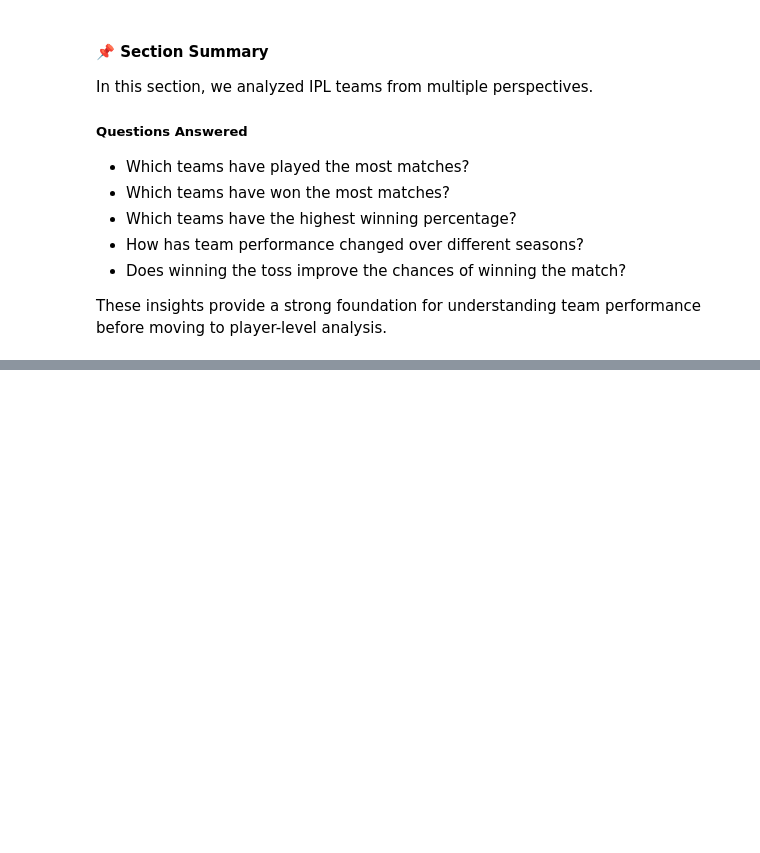
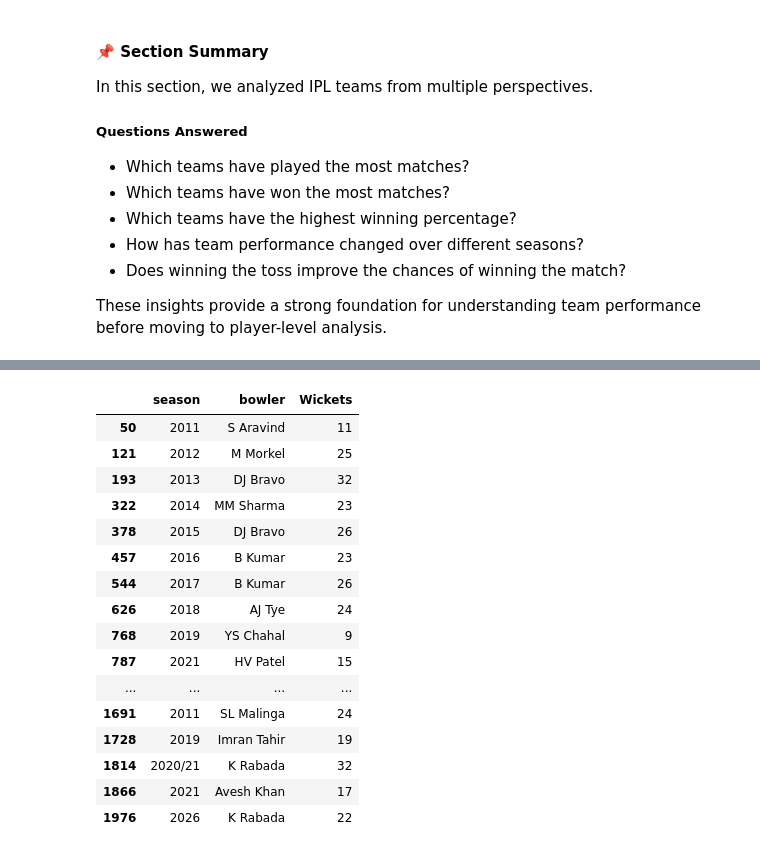
Before and after one commit to Abhilash0079/MachineLearningProjects, a Jupyter notebook: Professional-Cricket-Analytics/notebooks/03_EDA.ipynb, the cells around one changed output, grey strips where cells are left out. Saved outputs shown, nothing was run; the diff lists cells and outputs as text; code cells hidden in the pictures; blank space fills up the shorter version.

```diff
--- a/Professional-Cricket-Analytics/notebooks/03_EDA.ipynb
+++ b/Professional-Cricket-Analytics/notebooks/03_EDA.ipynb
@@ -1111,0 +2692,18 @@ These insights provide a strong foundation for understanding team performance be
+# %%
+season_wickets = (
+    deliveries_df[
+        deliveries_df["is_bowler_wicket"] == True
+    ]
+    .groupby(
+        ["season", "bowler"],
+        as_index=False
+    )
+    .size()
+)
+
+season_wickets.rename(
+    columns={"size": "Wickets"},
+    inplace=True
+)
+
+season_wickets.head()
@@ -1111,0 +2717,30 @@ These insights provide a strong foundation for understanding team performance be
+# %%
+purple_cap = (
+    season_wickets
+    .sort_values(
+        ["season", "Wickets"],
+        ascending=[True, False]
+    )
+    .groupby("season")
+    .head(1)
+)
+
+purple_cap
+# %% [output]
+|  | season | bowler | Wickets |
+| 50 | 2011 | S Aravind | 11 |
+| 121 | 2012 | M Morkel | 25 |
+| 193 | 2013 | DJ Bravo | 32 |
+| 322 | 2014 | MM Sharma | 23 |
+| 378 | 2015 | DJ Bravo | 26 |
+| 457 | 2016 | B Kumar | 23 |
+| 544 | 2017 | B Kumar | 26 |
+| 626 | 2018 | AJ Tye | 24 |
+| 768 | 2019 | YS Chahal | 9 |
+| 787 | 2021 | HV Patel | 15 |
+| ... | ... | ... | ... |
+| 1691 | 2011 | SL Malinga | 24 |
+| 1728 | 2019 | Imran Tahir | 19 |
+| 1814 | 2020/21 | K Rabada | 32 |
+| 1866 | 2021 | Avesh Khan | 17 |
+| 1976 | 2026 | K Rabada | 22 |
```
Also changed, not shown: parts of 143 cells of this notebook.
